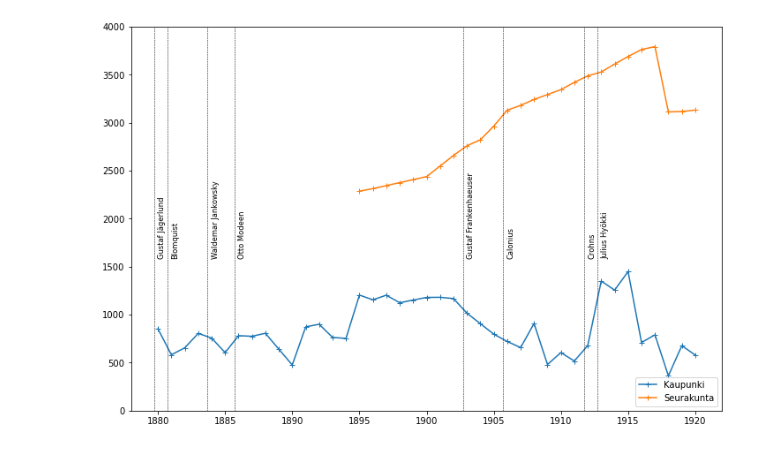
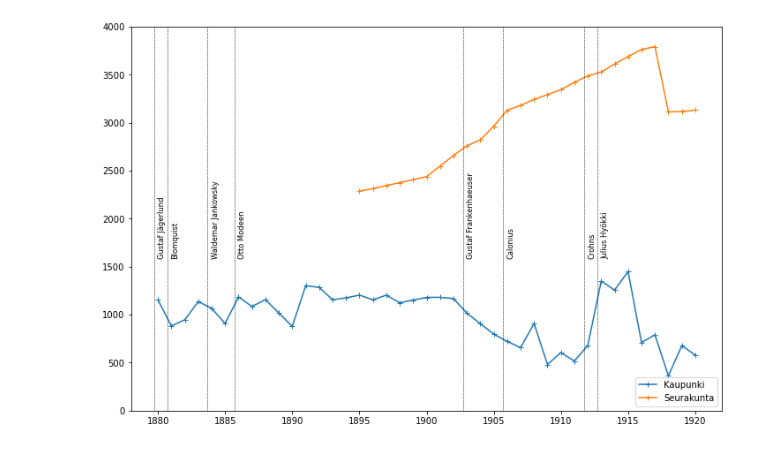
Before and after one commit to AnttiHaerkoenen/vyborg_orthodox, a Jupyter notebook: notebooks/missing_orthodox.ipynb, the cells around one changed output. Drawn from its saved outputs; the diff is of its cells as text; code cells hidden in the pictures.

```diff
--- a/notebooks/missing_orthodox.ipynb
+++ b/notebooks/missing_orthodox.ipynb
@@ -117,41 +117,42 @@ poll_tax = pd.read_csv(data_dir / 'poll_tax_register.csv', index_col=0)
 poll_tax['orthodox'] = poll_tax['orthodox'].interpolate(method='linear')
 poll_tax['in_russia_orthodox'] = poll_tax['in_russia_orthodox'].interpolate(method='linear', limit=2).fillna(0)
 poll_tax['total'] = (poll_tax.total_women + poll_tax.total_men).interpolate(method='linear')
-remove = poll_tax.in_russia_orthodox.copy()
-remove.loc['1895':] = 0
-poll_tax['orthodox'] = poll_tax.orthodox - remove
+# remove = poll_tax.in_russia_orthodox.copy()
+# remove.loc['1895':] = 0
+# remove.loc['1912':] = 0
+# poll_tax['orthodox'] = poll_tax.orthodox - remove
 health_council = pd.read_csv(data_dir / 'health_council.csv', index_col=0).pop_orthodox
 health_council = health_council.reindex(range(1880, 1921), fill_value=np.nan).interpolate(method='slinear')
 foreigners = pd.read_csv(data_dir / 'foreigners.csv', index_col=0).russia
 language = pd.read_csv(data_dir / 'language.csv', index_col=0).russian
 religion = pd.read_csv(data_dir / 'religion.csv', index_col=0).orthodox
 difference = health_council - poll_tax.orthodox
 clerk = pd.Series({v: k for k, v in clerks.items()}, name='clerk')
 data = pd.DataFrame([
     poll_tax.orthodox,
     health_council,
     clerk,
 ]).T
 data = data.ffill()
 starts = data.clerk.map(clerks)
 data.columns = [
     'Kaupunki',
     'Seurakunta',
     'Henkikirjoittaja',
 ]
 data.plot(
     marker='+',
     legend=True,
     ylim=(0, 4_000),
     figsize=(12, 8),
 )
 for c, y in clerks.items():
     plt.axvline(y-0.3, ymin=0, ymax=4000, color='black', ls='--', lw=0.5)
     plt.text(x=y, y=1600, s=c, rotation='vertical', fontsize='small')
 plt.legend()
 plt.savefig(figure_dir / 'timeseries.png')
 # %% [output]
-[figure, old version]
+[figure, new version]
 # %%
 experience_data = data.copy()
 start_level = data.Kaupunki[data.index.isin(list(clerks.values()))]
```
Also changed, not shown: parts of 3 cells of this notebook.
